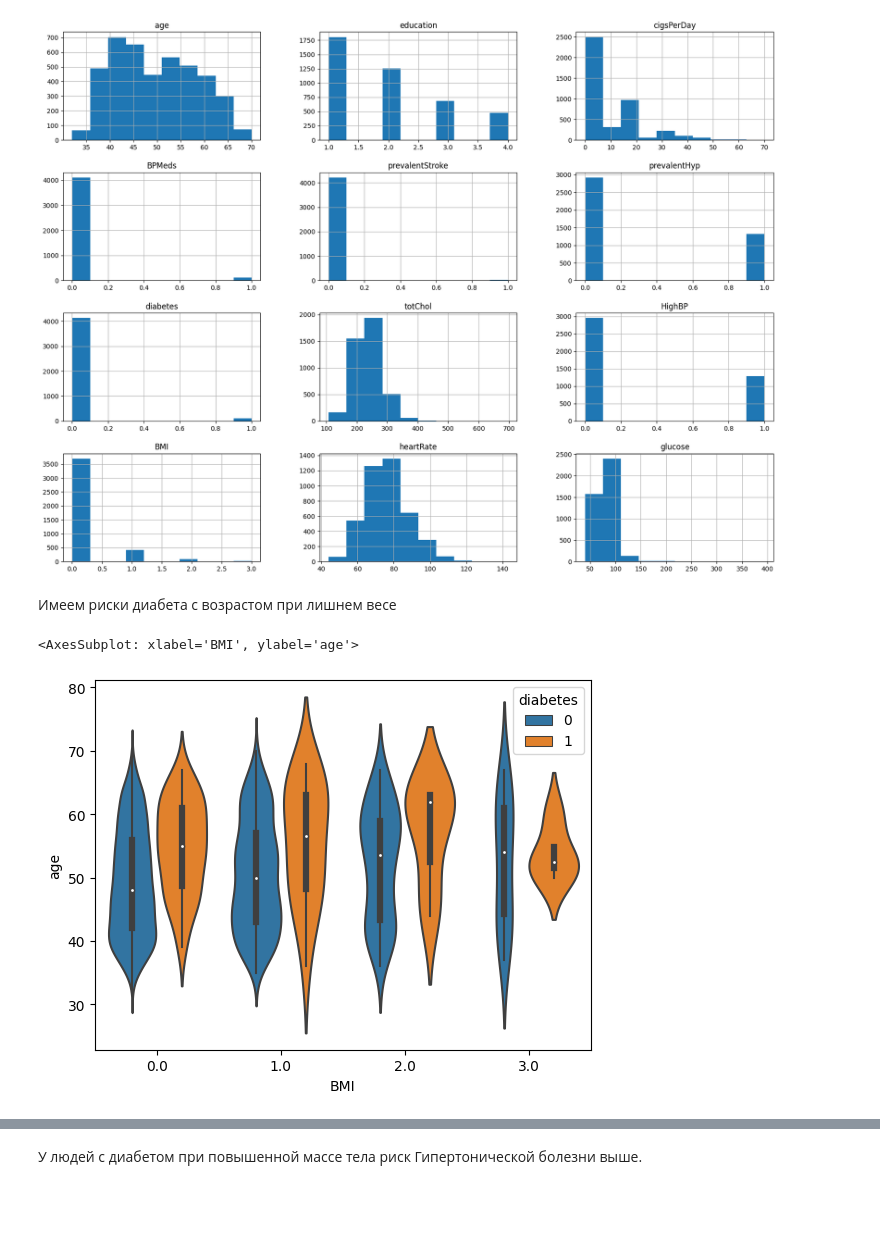
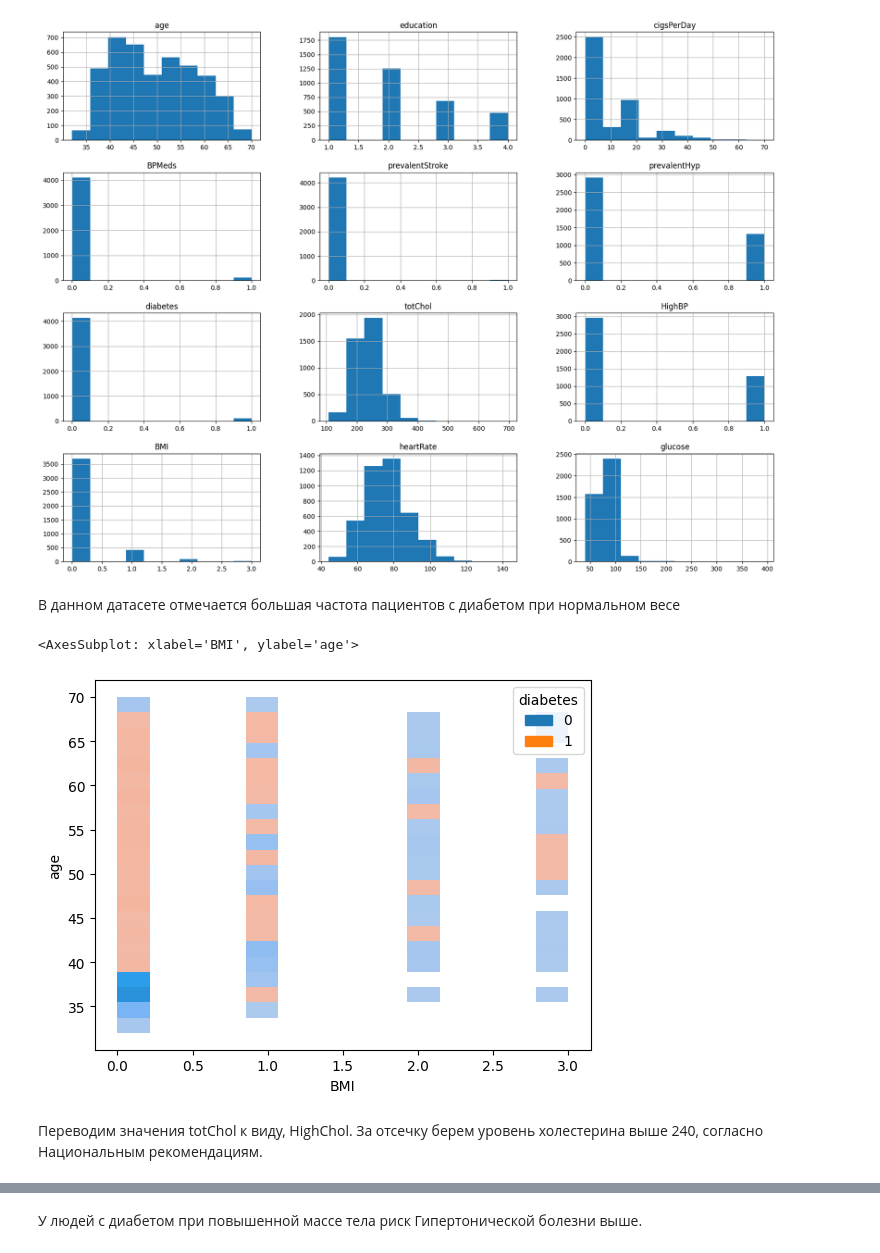
Before and after one commit to Rinengen/Python_HW, a Jupyter notebook: progect_5/SF_HW_4.ipynb, the cells around one changed output, grey strips where cells are left out. Drawn from its saved outputs; the diff is of its cells as text; code cells hidden in the pictures; blank space fills up the shorter version.

```diff
--- a/progect_5/SF_HW_4.ipynb
+++ b/progect_5/SF_HW_4.ipynb
@@ -80,0 +89,21 @@ boxplot = diabetes.boxplot(
+# %%
+BMI_step = diabetes['BMI']
+
+def BMI_I(BMI_step: pd.Series) -> pd.Series:
+    """
+    Функция переводим ИМТ в степень Ожирения, согласно классификации ВОЗ.
+    Ожирение 1 степени- ИМТ = 30-35
+    Ожирение 2 степени -ИМТ = 35-40
+    Ожирение 3 степени -ИМТ = >40.
+    :param BMI_step: pd.Series
+    """
+
+    if BMI_step <30: BMI_step = 0
+    if 40 <= BMI_step: BMI_step = 3
+    if 40 > BMI_step >=35: BMI_step = 2
+    if 35 > BMI_step >=30: BMI_step = 1
+    return BMI_step
+
+
+
+diabetes['BMI'] = diabetes['BMI'].apply(BMI_I)
@@ -361,14 +337,5 @@ df_2 = df_2.rename(columns={'sysBP':'HighBP'})
 # %% [markdown]
 Переводим ИМТ в степени Ожирения ( 30-35 1 степени, 35-40 - 2 степень, выше 40 - 3 степень)
-# %%
-
-a = df_2['BMI']
-def BMI_I(a):
-    if a <30: a = 0
-    if 40 <= a: a = 3
-    if 40 > a >=35: a = 2
-    if 35 > a >=30: a = 1
-    return a
 # %%
 df_2['BMI']=  df_2['BMI'].apply(BMI_I)
 # %%
@@ -387,15 +354,17 @@ array([[<AxesSubplot: title={'center': 'age'}>,
         <AxesSubplot: title={'center': 'heartRate'}>,
         <AxesSubplot: title={'center': 'glucose'}>]], dtype=object)
 [figure]
-# %% [markdown]
-Имеем риски диабета с возрастом при лишнем весе
+# %% [markdown]
+В данном датасете отмечается большая частота пациентов с диабетом при нормальном весе
 # %%
-sns.violinplot(
+sns.histplot(
     data=df_2,
     y='age',
     x='BMI',
     hue='diabetes'
 )
 # %% [output]
 <AxesSubplot: xlabel='BMI', ylabel='age'>
-[figure, old version]
+[figure, new version]
+# %% [markdown]
+Переводим значения totChol к виду, HighChol. За отсечку берем уровень холестерина выше 240, согласно Национальным рекомендациям.
```
Also changed, not shown: parts of 43 cells of this notebook.
